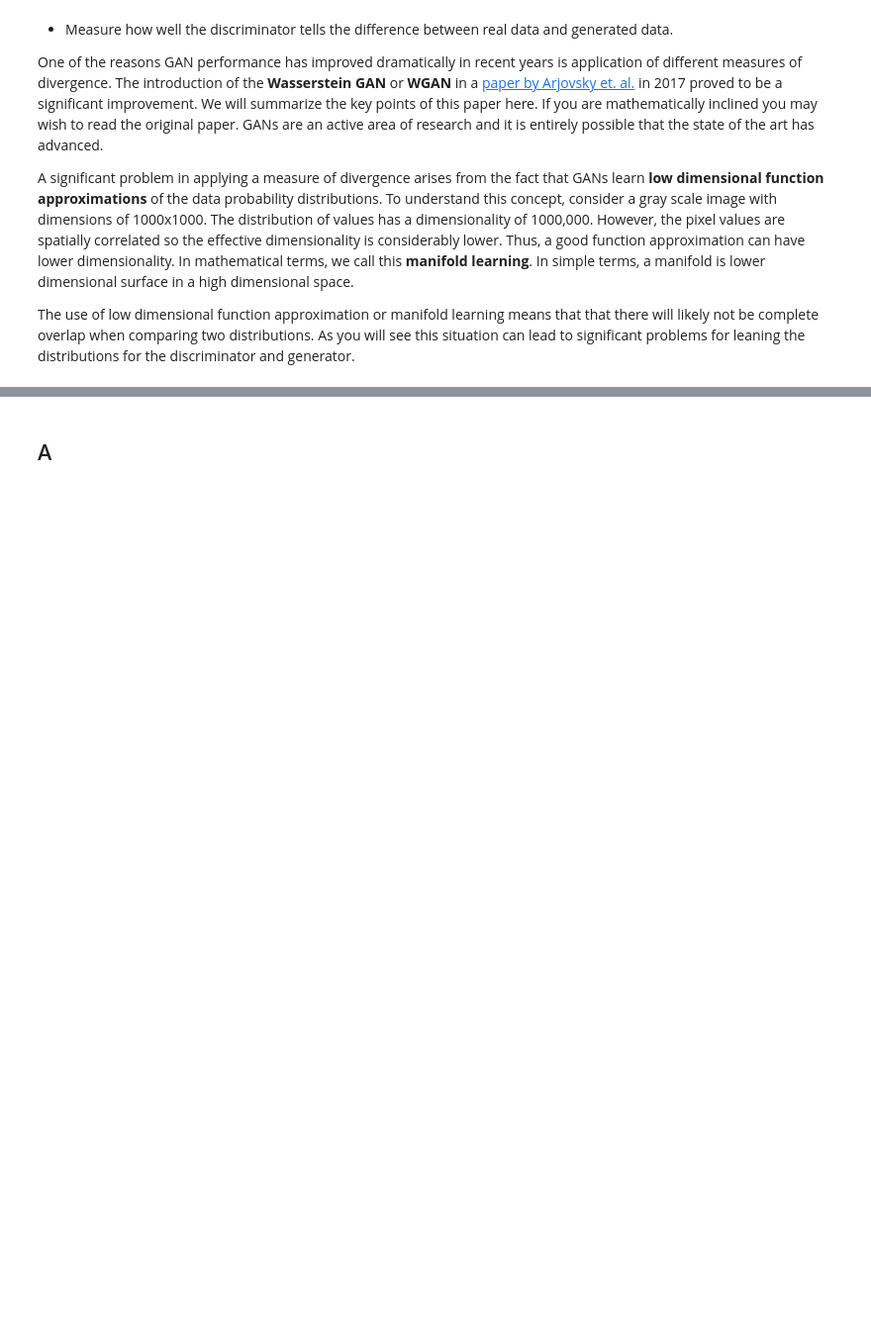
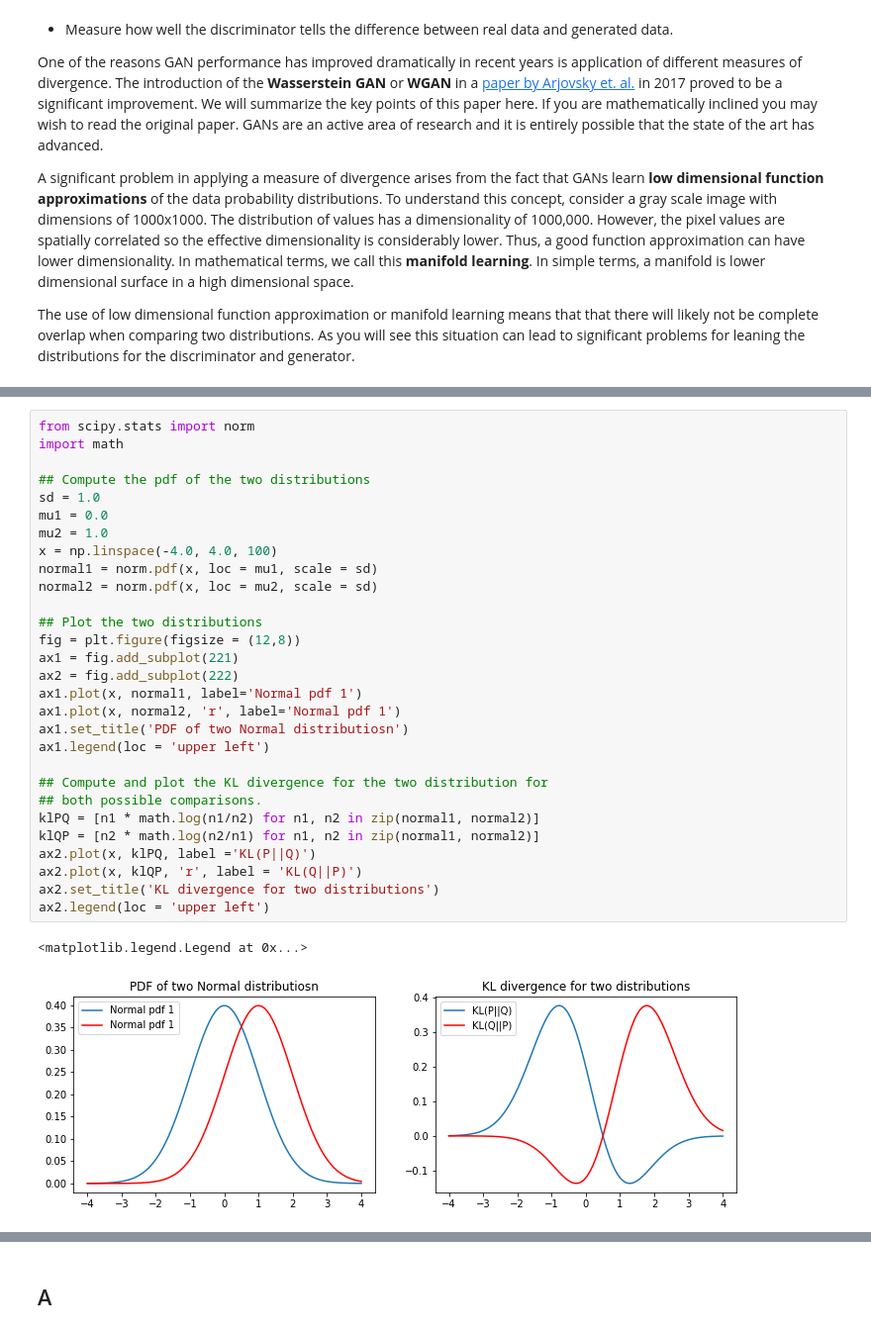
Before and after one commit to StephenElston/MachineLearning530, a Jupyter notebook: Lesson7/IntroductionToGANs.ipynb, the cells around one changed output, grey strips where cells are left out. Shown at 99% size. Saved outputs shown, nothing was run; the diff lists cells and outputs as text; blank space fills up the shorter version.

```diff
--- a/Lesson7/IntroductionToGANs.ipynb
+++ b/Lesson7/IntroductionToGANs.ipynb
@@ -78,3 +147,35 @@ $$KL(\mathbb{P}_r \parallel \mathbb{P}_g) \ne KL(\mathbb{P}_g \parallel \mathbb{
+# %%
+from scipy.stats import norm
+import math
+
+## Compute the pdf of the two distributions
+sd = 1.0
+mu1 = 0.0
+mu2 = 1.0
+x = np.linspace(-4.0, 4.0, 100)
+normal1 = norm.pdf(x, loc = mu1, scale = sd)
+normal2 = norm.pdf(x, loc = mu2, scale = sd)
+
+## Plot the two distributions
+fig = plt.figure(figsize = (12,8))
+ax1 = fig.add_subplot(221)
+ax2 = fig.add_subplot(222)
+ax1.plot(x, normal1, label='Normal pdf 1')
+ax1.plot(x, normal2, 'r', label='Normal pdf 1')
+ax1.set_title('PDF of two Normal distributiosn')
+ax1.legend(loc = 'upper left')
+
+## Compute and plot the KL divergence for the two distribution for
+## both possible comparisons.
+klPQ = [n1 * math.log(n1/n2) for n1, n2 in zip(normal1, normal2)]
+klQP = [n2 * math.log(n2/n1) for n1, n2 in zip(normal1, normal2)]
+ax2.plot(x, klPQ, label ='KL(P||Q)')
+ax2.plot(x, klQP, 'r', label = 'KL(Q||P)')
+ax2.set_title('KL divergence for two distributions')
+ax2.legend(loc = 'upper left')
+# %% [output]
+<matplotlib.legend.Legend at 0x...>
+[figure, added]
 # %% [markdown]
 ### Jensen-Shannon divergence
 
```
Also changed, not shown: parts of 11 cells of this notebook.
